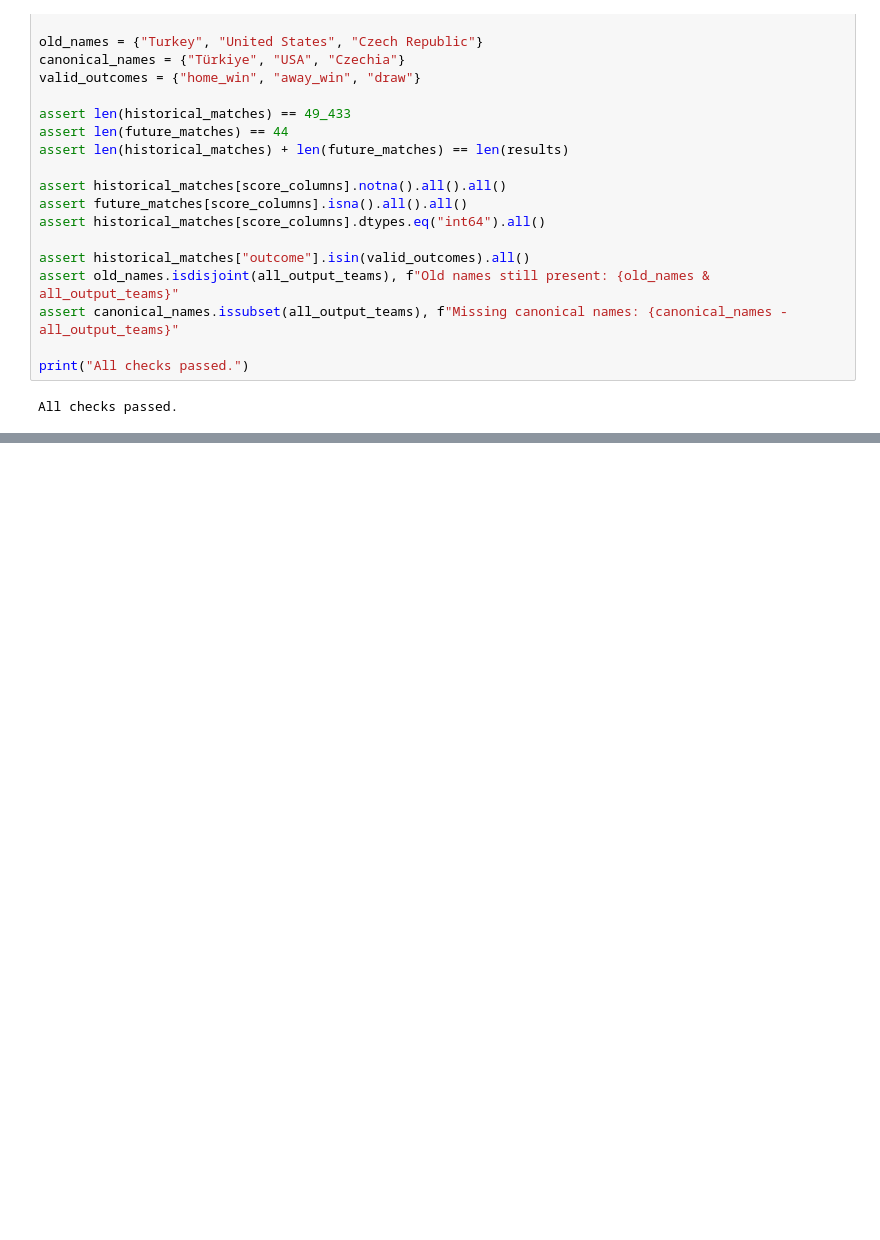
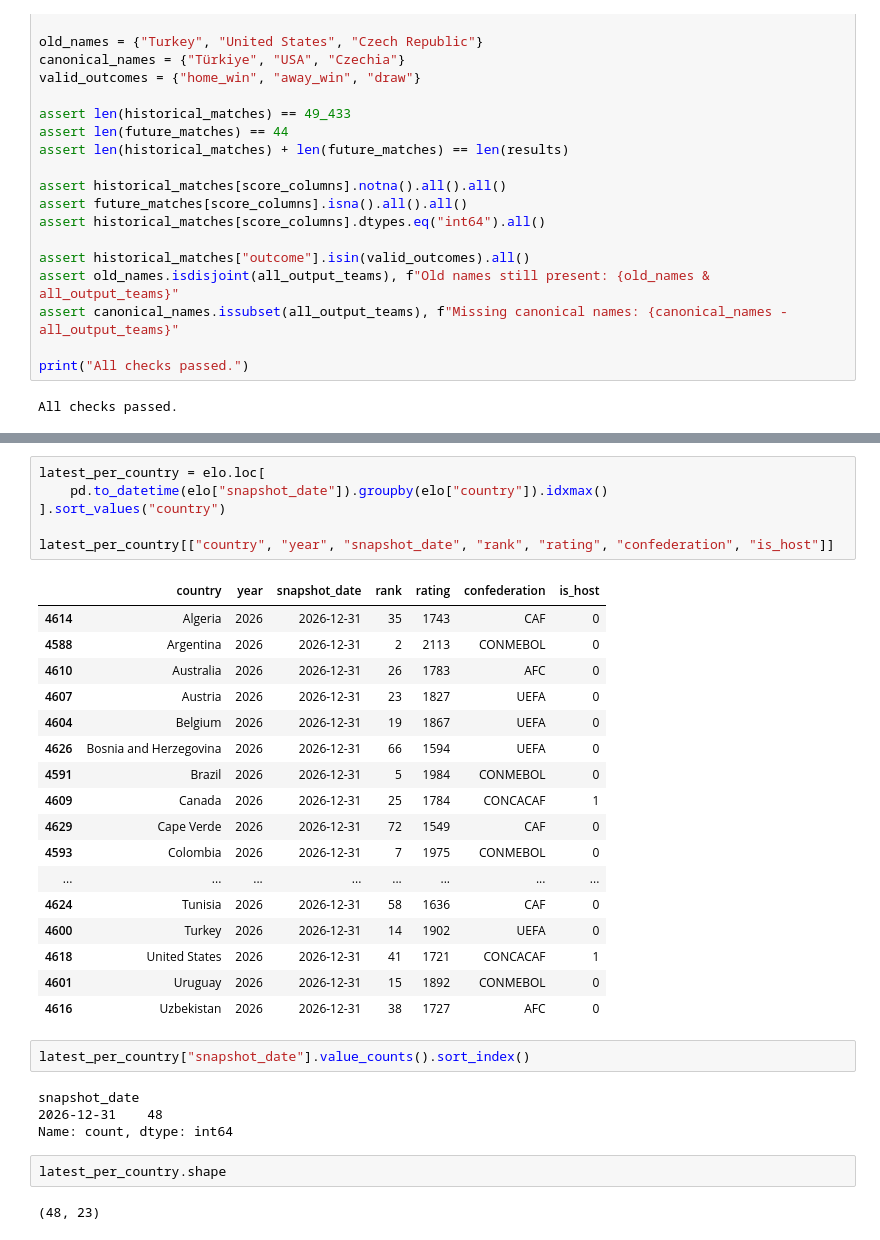
Before and after one commit to Ardatekk/World-Cup-Match-Prediction, a Jupyter notebook: notebooks/01_de_cleaning_exploration.ipynb, the cells around one changed output, grey strips where cells are left out. Cells and saved outputs as stored; diff of their text form; blank space fills up the shorter version.

```diff
--- a/notebooks/01_de_cleaning_exploration.ipynb
+++ b/notebooks/01_de_cleaning_exploration.ipynb
@@ -150,0 +430,34 @@ All checks passed.
+# %%
+latest_per_country = elo.loc[
+    pd.to_datetime(elo["snapshot_date"]).groupby(elo["country"]).idxmax()
+].sort_values("country")
+
+latest_per_country[["country", "year", "snapshot_date", "rank", "rating", "confederation", "is_host"]]
+# %% [output]
+|  | country | year | snapshot_date | rank | rating | confederation | is_host |
+| 4614 | Algeria | 2026 | 2026-12-31 | 35 | 1743 | CAF | 0 |
+| 4588 | Argentina | 2026 | 2026-12-31 | 2 | 2113 | CONMEBOL | 0 |
+| 4610 | Australia | 2026 | 2026-12-31 | 26 | 1783 | AFC | 0 |
+| 4607 | Austria | 2026 | 2026-12-31 | 23 | 1827 | UEFA | 0 |
+| 4604 | Belgium | 2026 | 2026-12-31 | 19 | 1867 | UEFA | 0 |
+| 4626 | Bosnia and Herzegovina | 2026 | 2026-12-31 | 66 | 1594 | UEFA | 0 |
+| 4591 | Brazil | 2026 | 2026-12-31 | 5 | 1984 | CONMEBOL | 0 |
+| 4609 | Canada | 2026 | 2026-12-31 | 25 | 1784 | CONCACAF | 1 |
+| 4629 | Cape Verde | 2026 | 2026-12-31 | 72 | 1549 | CAF | 0 |
+| 4593 | Colombia | 2026 | 2026-12-31 | 7 | 1975 | CONMEBOL | 0 |
+| ... | ... | ... | ... | ... | ... | ... | ... |
+| 4624 | Tunisia | 2026 | 2026-12-31 | 58 | 1636 | CAF | 0 |
+| 4600 | Turkey | 2026 | 2026-12-31 | 14 | 1902 | UEFA | 0 |
+| 4618 | United States | 2026 | 2026-12-31 | 41 | 1721 | CONCACAF | 1 |
+| 4601 | Uruguay | 2026 | 2026-12-31 | 15 | 1892 | CONMEBOL | 0 |
+| 4616 | Uzbekistan | 2026 | 2026-12-31 | 38 | 1727 | AFC | 0 |
+# %%
+latest_per_country["snapshot_date"].value_counts().sort_index()
+# %% [output]
+snapshot_date
+2026-12-31    48
+Name: count, dtype: int64
+# %%
+latest_per_country.shape
+# %% [output]
+(48, 23)
```
Also changed, not shown: parts of 25 cells of this notebook, 3 other files.
